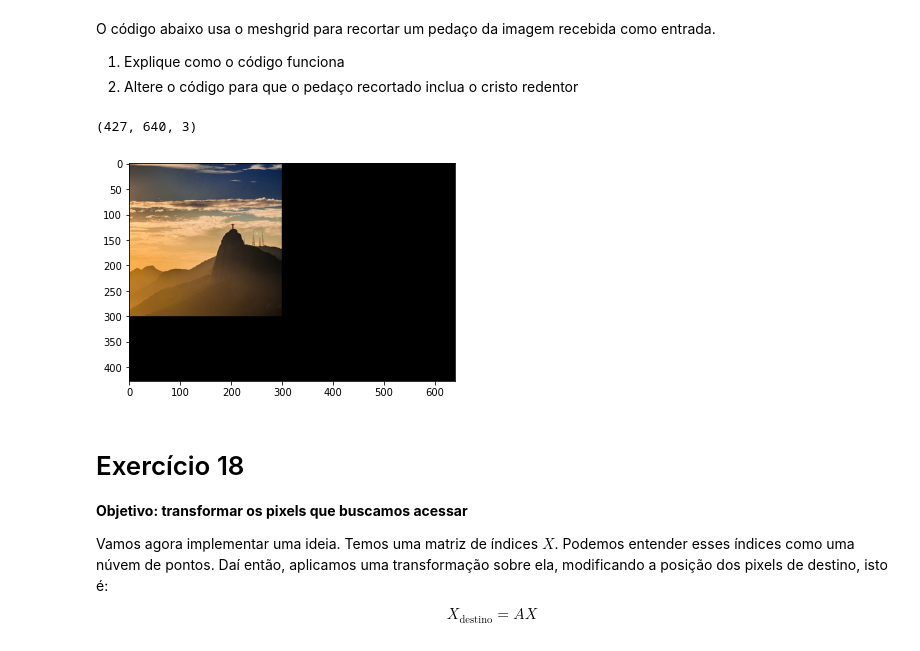
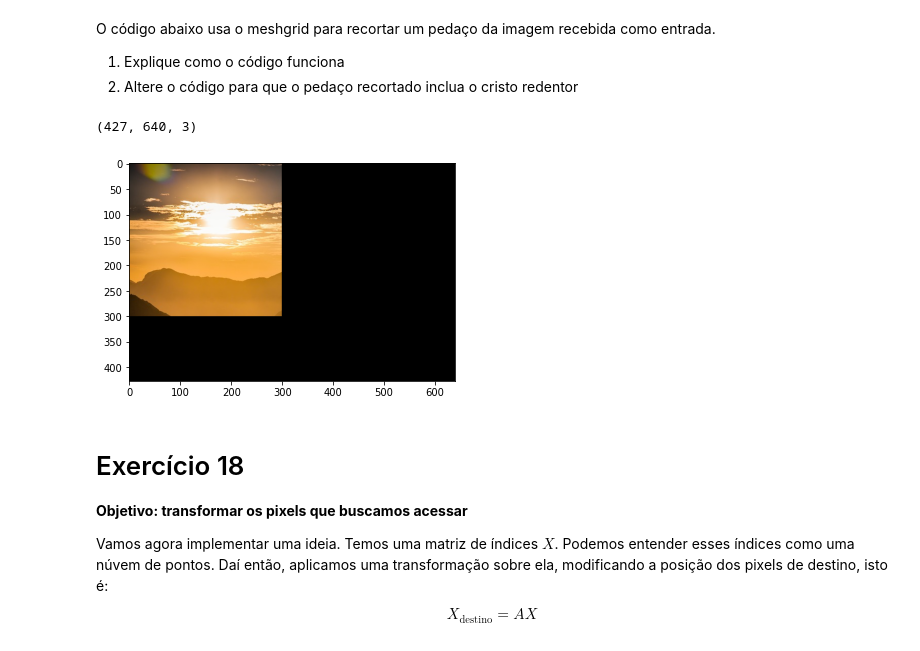
Before and after one commit to tiagoft/alglin-alunos, a Jupyter notebook: 03-geometria_analitica.ipynb, the cells around one changed output. Cells and saved outputs as stored; diff of their text form; code cells hidden in the pictures.

```diff
--- a/03-geometria_analitica.ipynb
+++ b/03-geometria_analitica.ipynb
@@ -724,17 +589,17 @@ O código abaixo usa o meshgrid para recortar um pedaço da imagem recebida como
 # %%
 image = mpimg.imread("rio_de_janeiro.jpg")
 image_ = np.zeros_like(image)
 
-X = criar_indices(0, 300, 00, 300)
-image_[X[0,:], X[1,:], :] = image[X[0,:], 300+ X[1,:], :] #soma 300 no ultimo
+X = criar_indices(0, 300, 0, 300)
+image_[X[0,:], X[1,:], :] = image[X[0,:], X[1,:], :]
 
 print(image_.shape)
 plt.figure()
 plt.imshow(image_)
 plt.show()
 # %% [output]
 (427, 640, 3)
-[figure, old version]
+[figure, new version]
 # %% [markdown]
 # Exercício 18
 **Objetivo: transformar os pixels que buscamos acessar**
```
Also changed, not shown: parts of 33 cells of this notebook, 8 other files.
